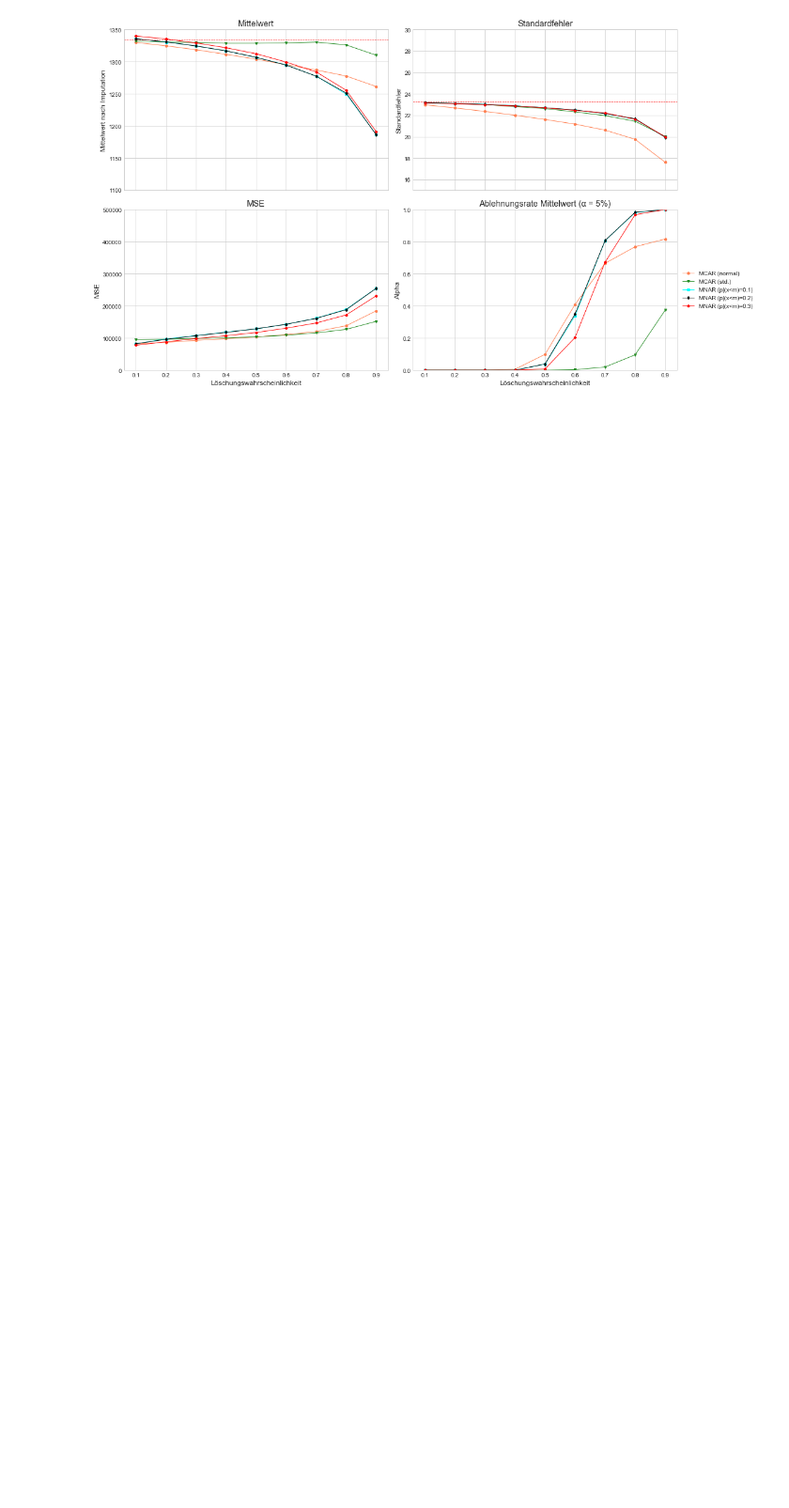
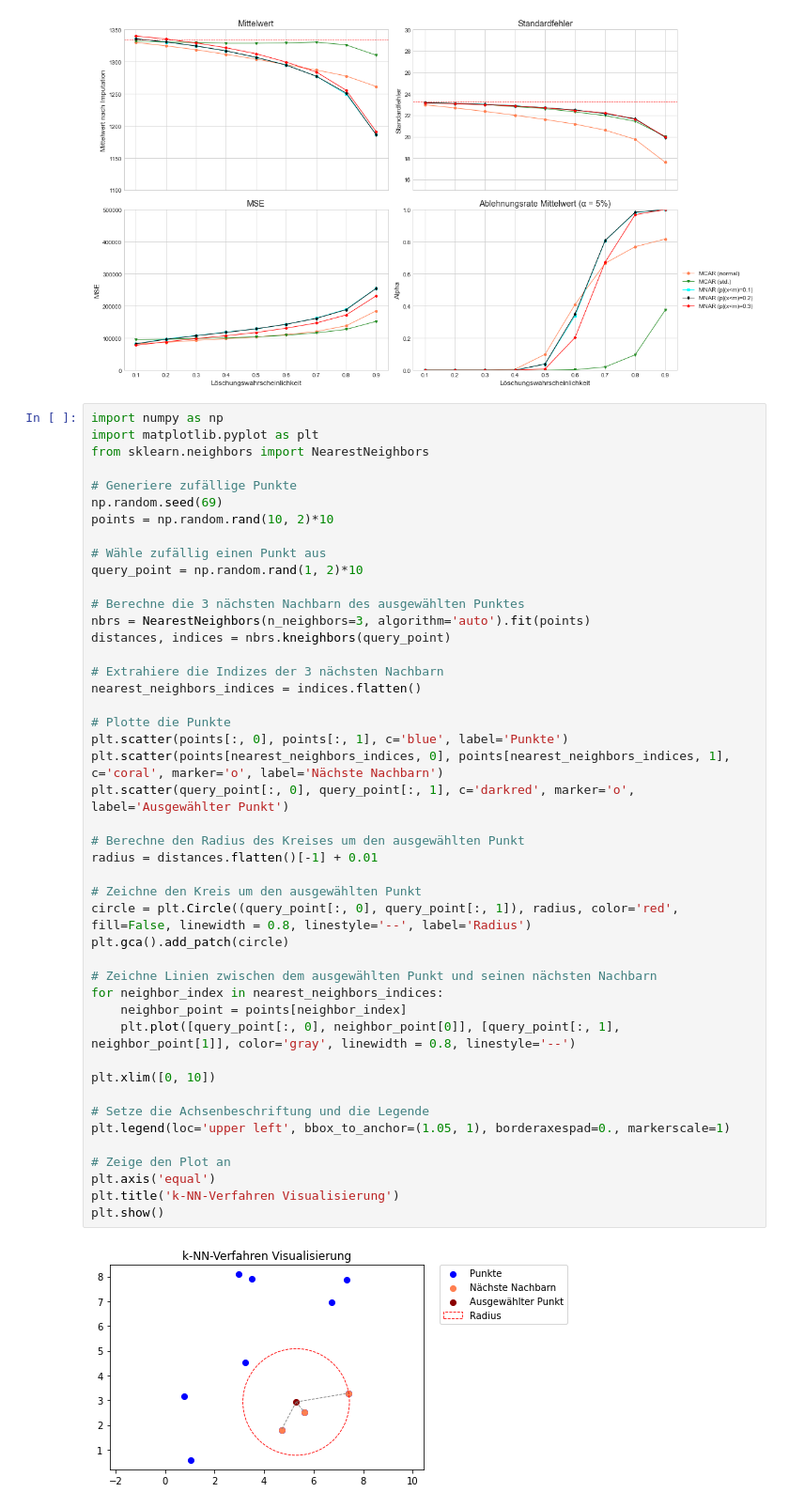
Before and after one commit to Zin9zan9/Stat_Seminar, a Jupyter notebook: Grafiken.ipynb, the cells around one changed output. Shown: that part at 94% size. Cells and saved outputs as stored; diff of their text form; blank space fills up the shorter version.

```diff
--- a/Grafiken.ipynb
+++ b/Grafiken.ipynb
@@ -568,3 +568,50 @@ plt.tight_layout()
 plt.show()
 # %% [output]
 [figure]
+# %%
+import numpy as np
+import matplotlib.pyplot as plt
+from sklearn.neighbors import NearestNeighbors
+
+# Generiere zufällige Punkte
+np.random.seed(69)
+points = np.random.rand(10, 2)*10
+
+# Wähle zufällig einen Punkt aus
+query_point = np.random.rand(1, 2)*10
+
+# Berechne die 3 nächsten Nachbarn des ausgewählten Punktes
+nbrs = NearestNeighbors(n_neighbors=3, algorithm='auto').fit(points)
+distances, indices = nbrs.kneighbors(query_point)
+
+# Extrahiere die Indizes der 3 nächsten Nachbarn
+nearest_neighbors_indices = indices.flatten()
+
+# Plotte die Punkte
+plt.scatter(points[:, 0], points[:, 1], c='blue', label='Punkte')
+plt.scatter(points[nearest_neighbors_indices, 0], points[nearest_neighbors_indices, 1], c='coral', marker='o', label='Nächste Nachbarn')
+plt.scatter(query_point[:, 0], query_point[:, 1], c='darkred', marker='o', label='Ausgewählter Punkt')
+
+# Berechne den Radius des Kreises um den ausgewählten Punkt
+radius = distances.flatten()[-1] + 0.01
+
+# Zeichne den Kreis um den ausgewählten Punkt
+circle = plt.Circle((query_point[:, 0], query_point[:, 1]), radius, color='red', fill=False, linewidth = 0.8, linestyle='--', label='Radius')
+plt.gca().add_patch(circle)
+
+# Zeichne Linien zwischen dem ausgewählten Punkt und seinen nächsten Nachbarn
+for neighbor_index in nearest_neighbors_indices:
+    neighbor_point = points[neighbor_index]
+    plt.plot([query_point[:, 0], neighbor_point[0]], [query_point[:, 1], neighbor_point[1]], color='gray', linewidth = 0.8, linestyle='--')
+
+plt.xlim([0, 10])
+
+# Setze die Achsenbeschriftung und die Legende
+plt.legend(loc='upper left', bbox_to_anchor=(1.05, 1), borderaxespad=0., markerscale=1)
+
+# Zeige den Plot an
+plt.axis('equal')
+plt.title('k-NN-Verfahren Visualisierung')
+plt.show()
+# %% [output]
+[figure, added]
```
Also changed, not shown: 4 other files.
